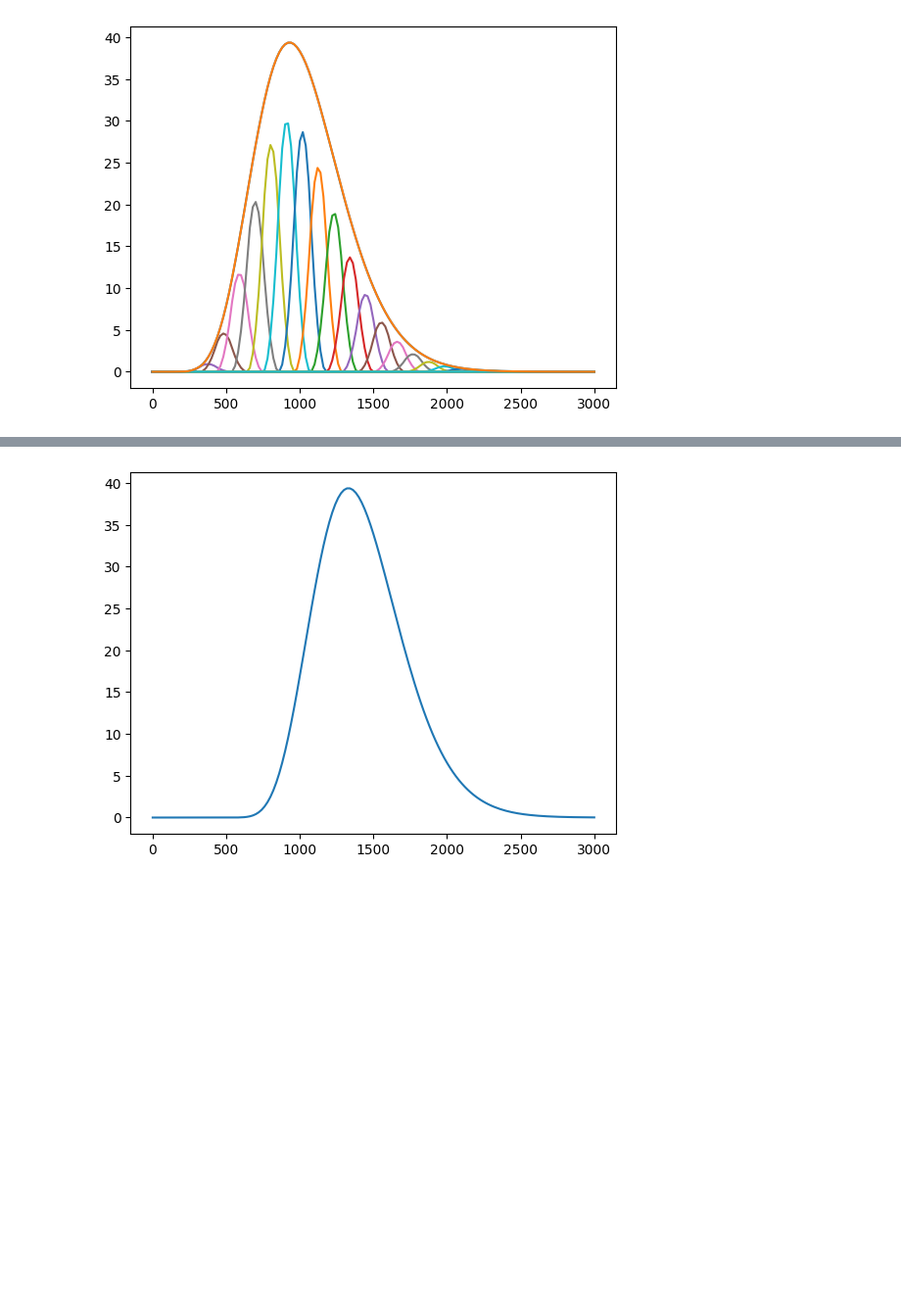
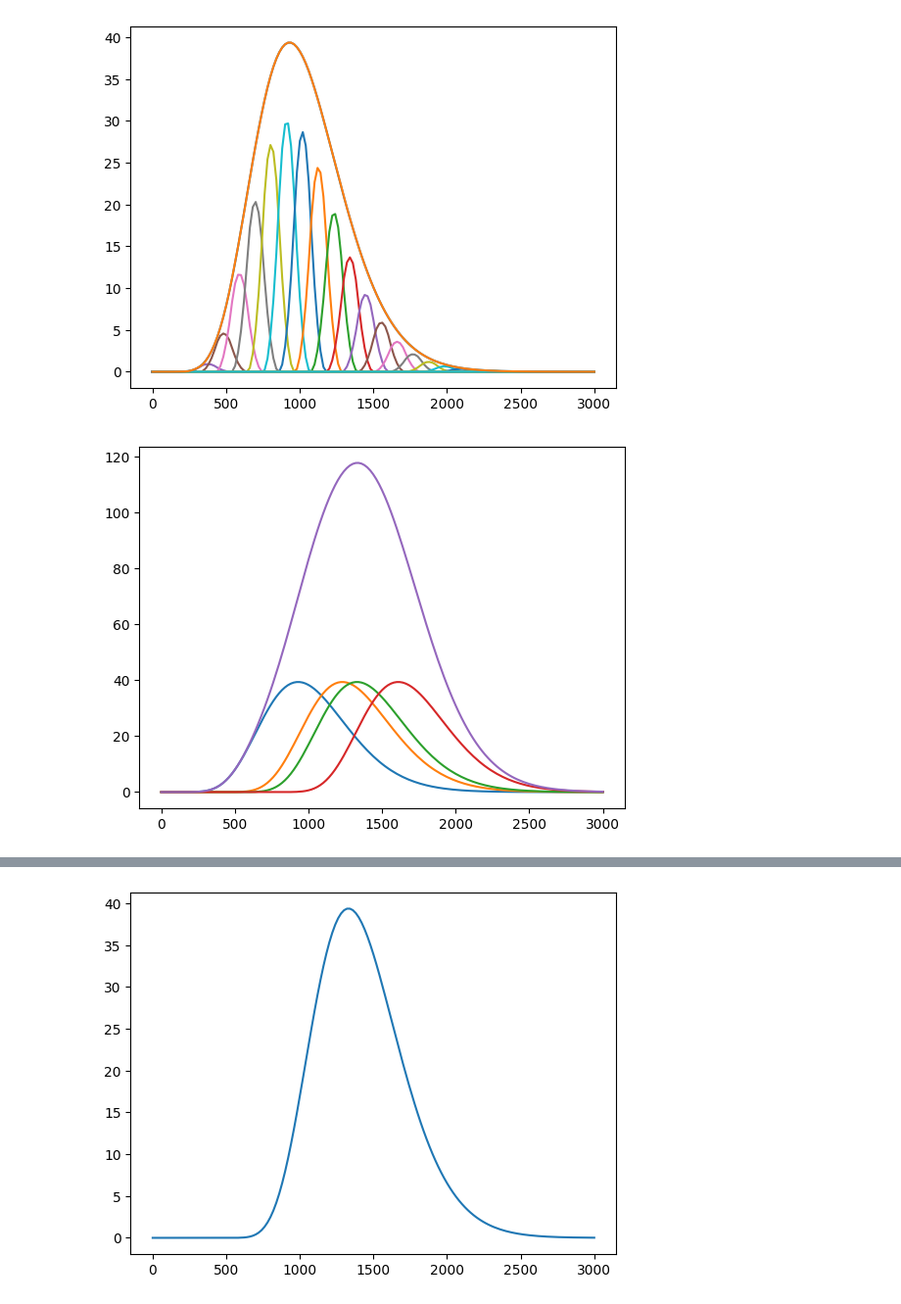
Before and after one commit to JoKra1/mssm, a Jupyter notebook: 1) sMs GAMMs.ipynb, the cells around one changed output, grey strips where cells are left out. Shown at 98% size. Drawn from its saved outputs; the diff is of its cells as text; code cells hidden in the pictures; blank space fills up the shorter version.

```diff
--- a/1) sMs GAMMs.ipynb
+++ b/1) sMs GAMMs.ipynb
@@ -63,3 +63,18 @@ plt.plot(time, X @ coef)
 plt.show()
 # %% [output]
 [figure]
+# %%
+# The problem with simple GAMMs is that if there are multiple events, all eliciting a response - then
+# a traditional GAMM cannot untangle them:
+pulse_loc = [0,15,20,34]
+y = utils.h_basis(0,time,pulse_loc,10.1,930,1e-24)
+plt.plot(time,y)
+for pi in range(1,len(pulse_loc)):
+    next_y = utils.h_basis(pi,time,pulse_loc,10.1,930,1e-24)
+    plt.plot(time,next_y)
+    y += next_y
+
+plt.plot(time,y)
+plt.show()
+# %% [output]
+[figure, added]
```
Also changed, not shown: parts of 2 cells of this notebook, 1 other file.
